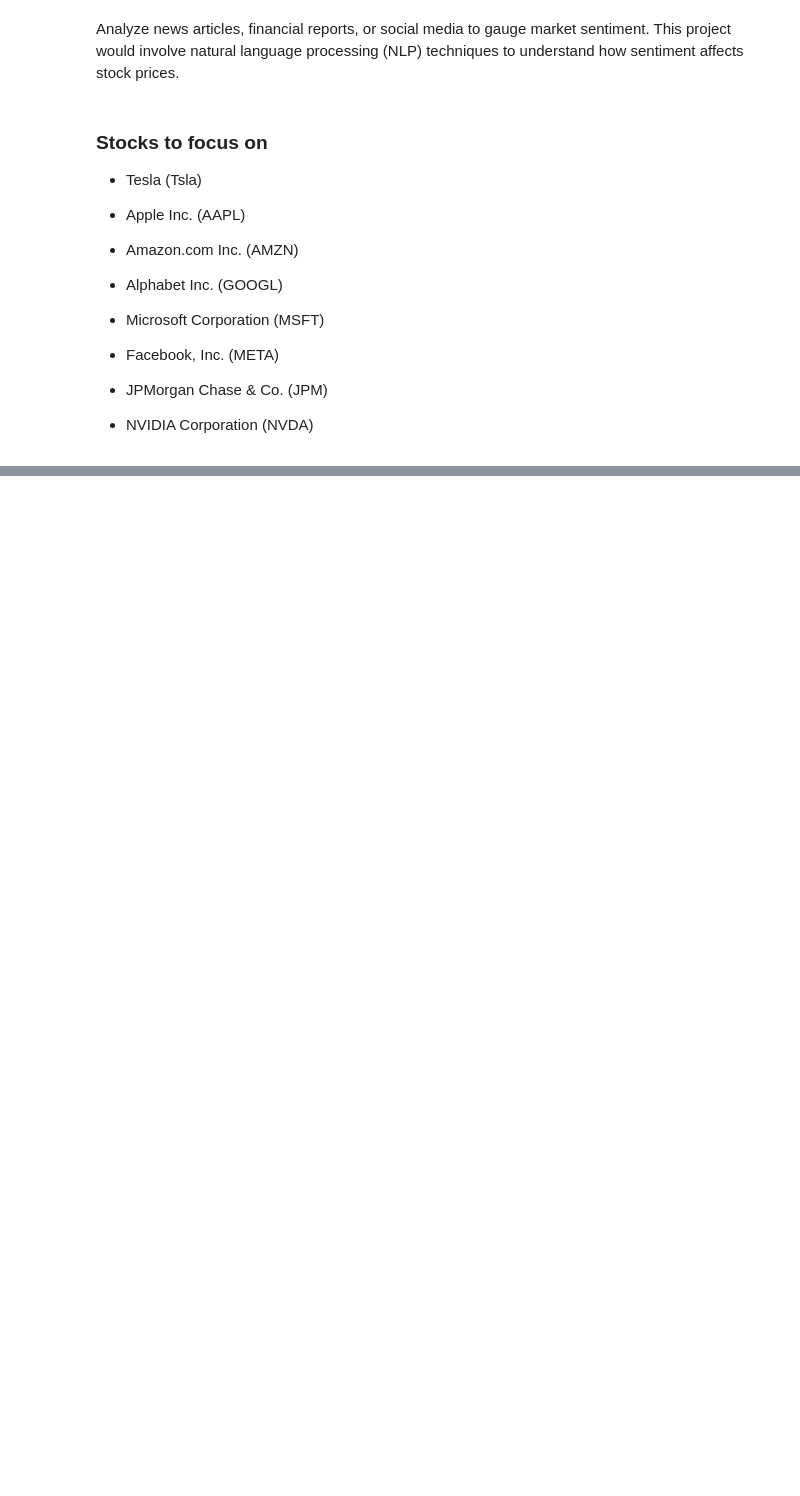
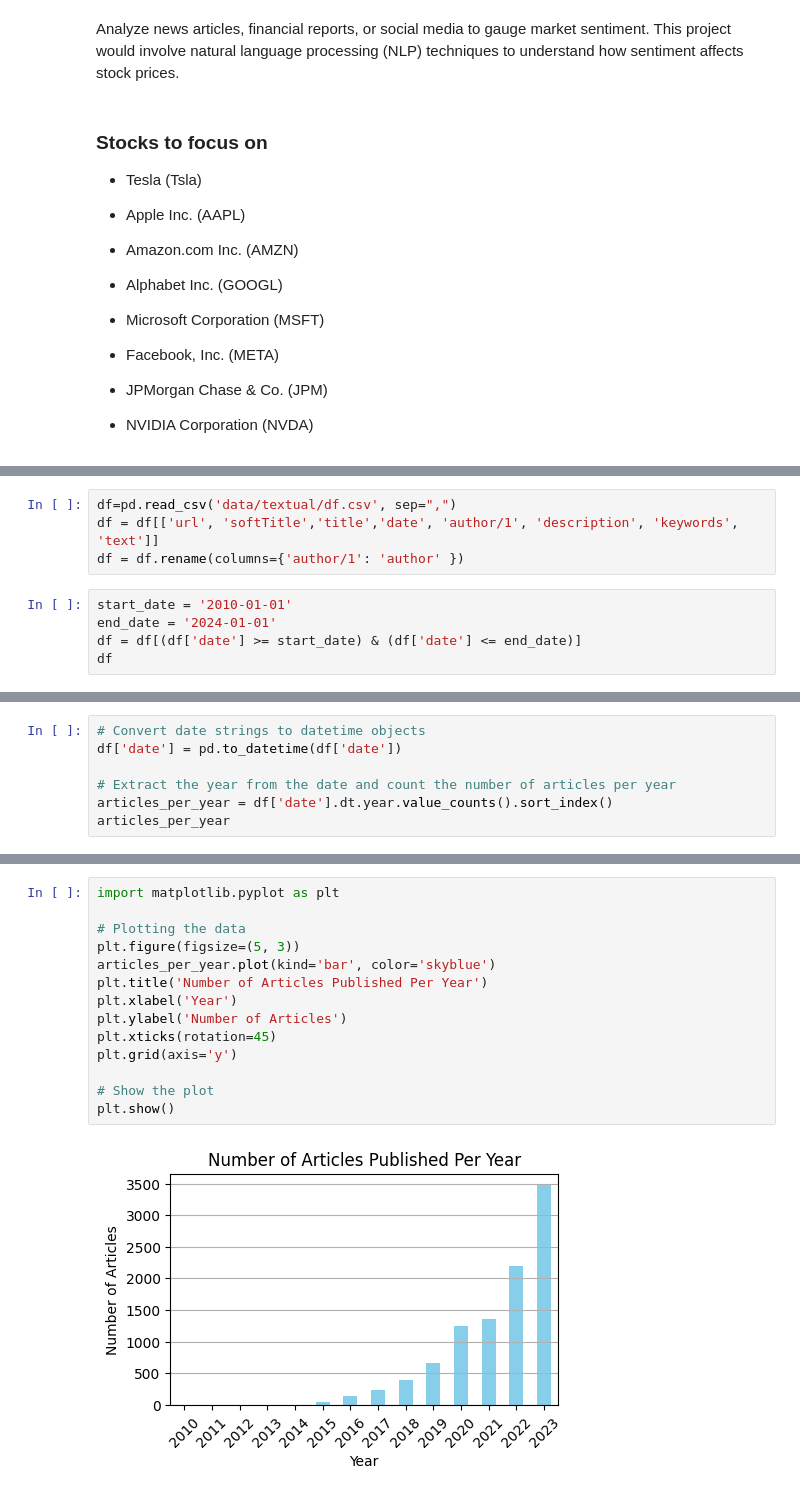
Before and after one commit to EthanFalcao/Sentiment-Analysis-in-Financial-Markets, a Jupyter notebook: Exploratory Data Analysis.ipynb, the cells around one changed output, grey strips where cells are left out. Cells and saved outputs as stored; diff of their text form; blank space fills up the shorter version.

```diff
--- a/Exploratory Data Analysis.ipynb
+++ b/Exploratory Data Analysis.ipynb
@@ -41,0 +75,9 @@ data.head()
+# %%
+df=pd.read_csv('data/textual/df.csv', sep=",")
+df = df[['url', 'softTitle','title','date', 'author/1', 'description', 'keywords', 'text']]
+df = df.rename(columns={'author/1': 'author' })
+# %%
+start_date = '2010-01-01'
+end_date = '2024-01-01'
+df = df[(df['date'] >= start_date) & (df['date'] <= end_date)]
+df
@@ -41,0 +122,7 @@ data.head()
+# %%
+# Convert date strings to datetime objects
+df['date'] = pd.to_datetime(df['date'])
+
+# Extract the year from the date and count the number of articles per year
+articles_per_year = df['date'].dt.year.value_counts().sort_index()
+articles_per_year
@@ -41,0 +146,16 @@ data.head()
+# %%
+import matplotlib.pyplot as plt
+
+# Plotting the data
+plt.figure(figsize=(5, 3))
+articles_per_year.plot(kind='bar', color='skyblue')
+plt.title('Number of Articles Published Per Year')
+plt.xlabel('Year')
+plt.ylabel('Number of Articles')
+plt.xticks(rotation=45)
+plt.grid(axis='y')
+
+# Show the plot
+plt.show()
+# %% [output]
+[figure, added]
```
Also changed, not shown: parts of 10 cells of this notebook.
